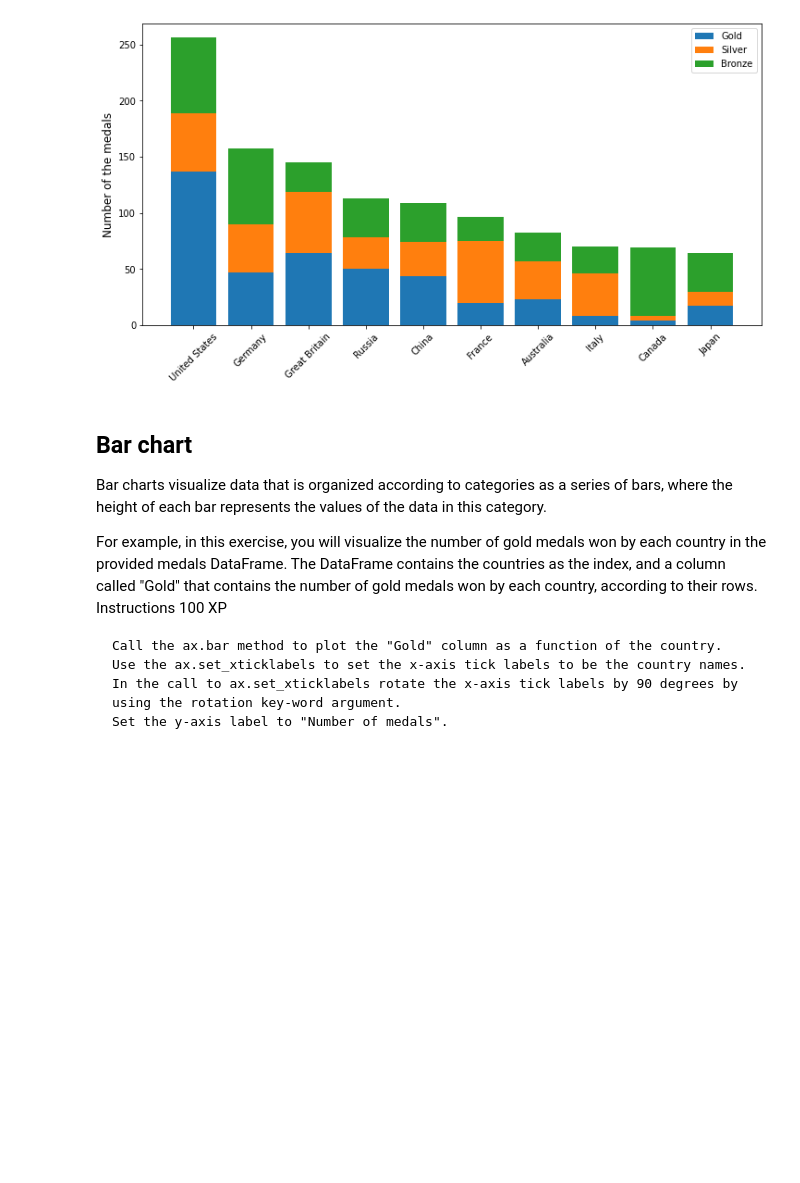
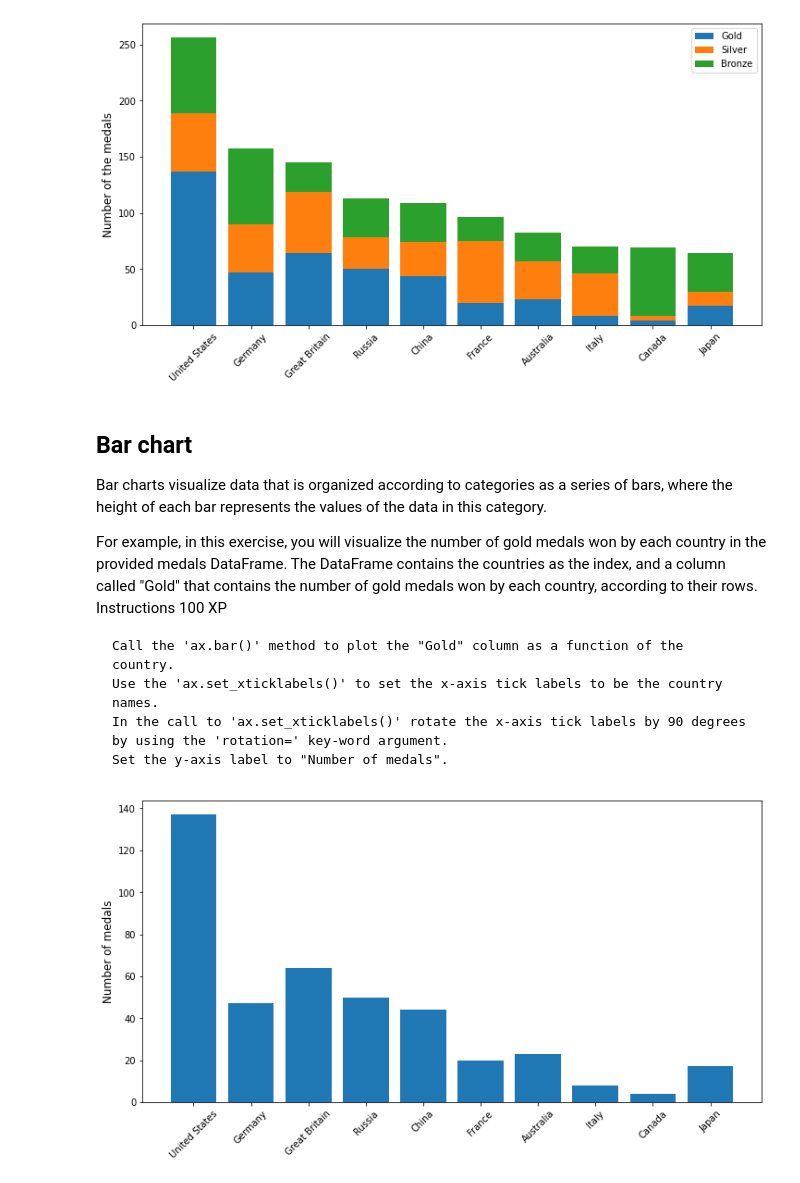
Before and after one commit to johnhhu2020/DataCamp-Data-Scientist-with-Python-Track, a Jupyter notebook: DataCamp Introduction to Data Visualization with Matplotlib.ipynb, the cells around one changed output. Drawn from its saved outputs; the diff is of its cells as text; code cells hidden in the pictures; blank space fills up the shorter version.

```diff
--- a/DataCamp Introduction to Data Visualization with Matplotlib.ipynb
+++ b/DataCamp Introduction to Data Visualization with Matplotlib.ipynb
@@ -1332,7 +1332,21 @@ For example, in this exercise, you will visualize the number of gold medals won
 Instructions
 100 XP
 
-    Call the ax.bar method to plot the "Gold" column as a function of the country.
-    Use the ax.set_xticklabels to set the x-axis tick labels to be the country names.
-    In the call to ax.set_xticklabels rotate the x-axis tick labels by 90 degrees by using the rotation key-word argument.
+    Call the 'ax.bar()' method to plot the "Gold" column as a function of the country.
+    Use the 'ax.set_xticklabels()' to set the x-axis tick labels to be the country names.
+    In the call to 'ax.set_xticklabels()' rotate the x-axis tick labels by 90 degrees by using the 'rotation=' key-word argument.
     Set the y-axis label to "Number of medals".
+# %%
+fig, ax = plt.subplots(figsize=(12,6))
+
+
+ax.bar(medals.index, medals['Gold'])
+
+
+ax.set_xticklabels(medals.index, rotation=45)
+ax.set_ylabel('Number of medals', fontsize=12)
+
+
+plt.show()
+# %% [output]
+[figure, added]
```
Also changed, not shown: parts of 27 cells of this notebook.
